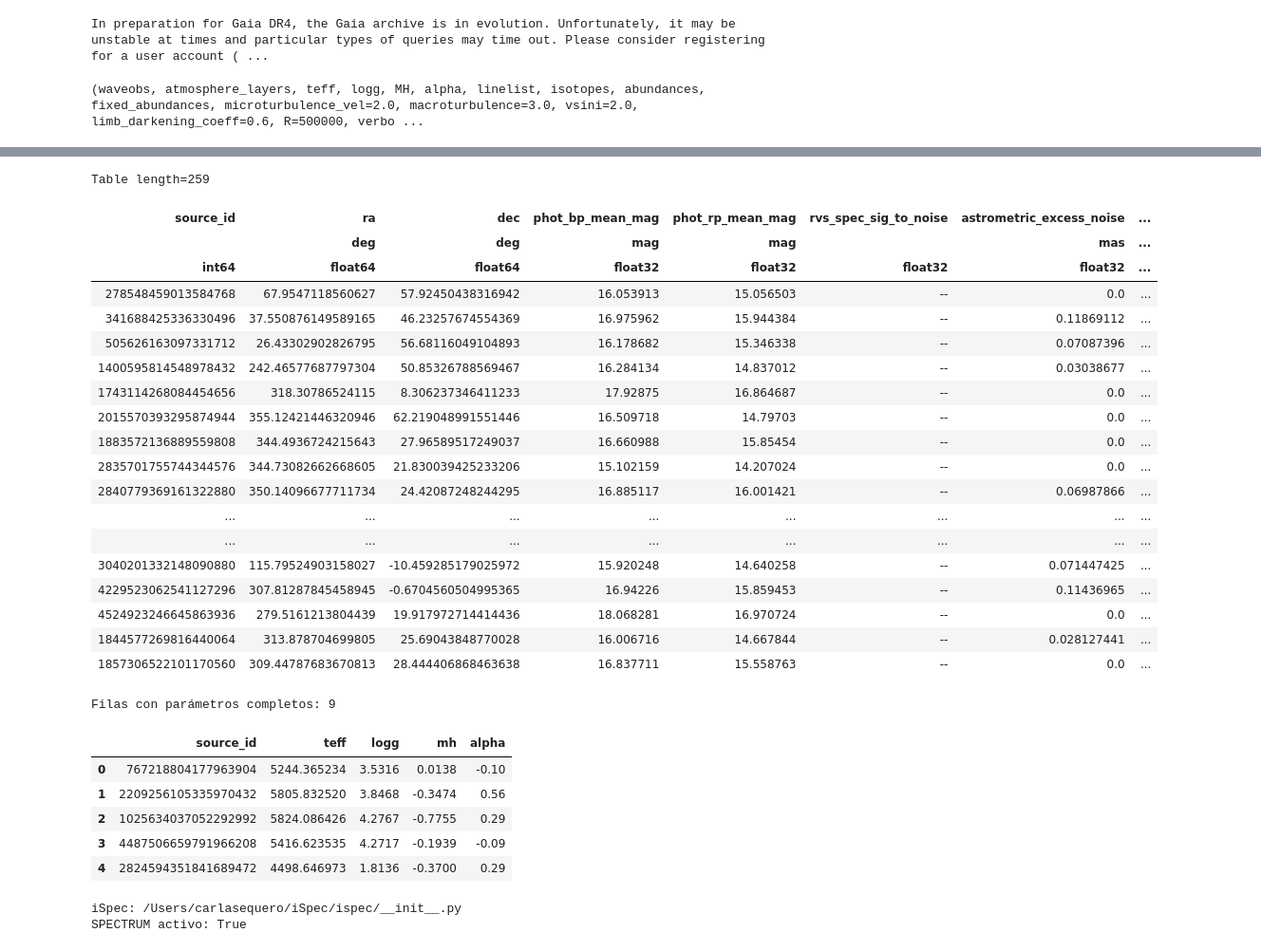
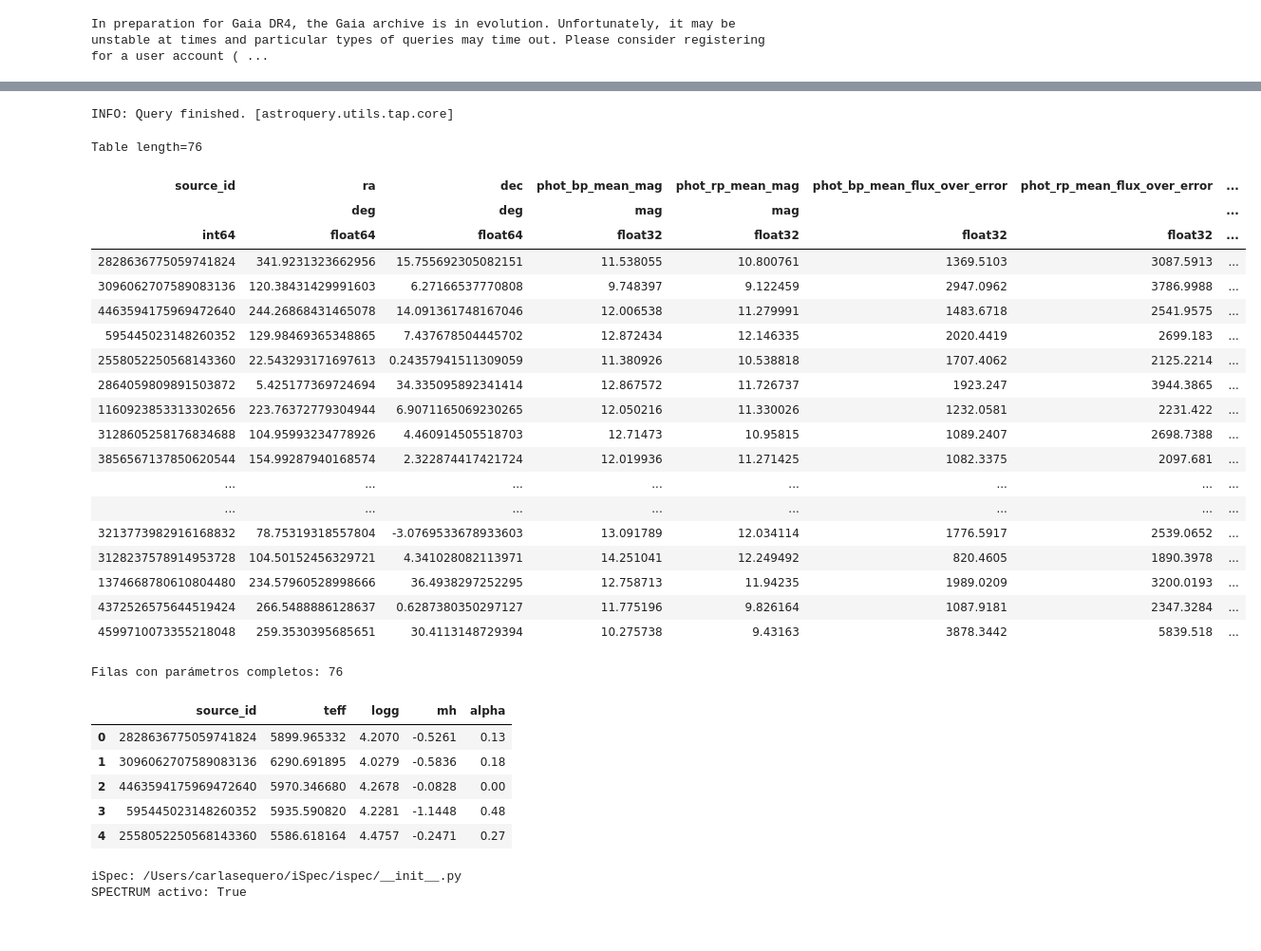
Before and after one commit to javier-cacho-master-ai/trabajo-fin-master, a Jupyter notebook: solution/ispec-dataset.ipynb, the cells around one changed output, grey strips where cells are left out. Shown at 95% size. Drawn from its saved outputs; the diff is of its cells as text; code cells hidden in the pictures.

```diff
--- a/solution/ispec-dataset.ipynb
+++ b/solution/ispec-dataset.ipynb
@@ -10,18 +10,13 @@ import os
 from tqdm.auto import tqdm
 # %% [output]
 In preparation for Gaia DR4, the Gaia archive is in evolution. Unfortunately, it may be unstable at times and particular types of queries may time out. Please consider registering for a user account ( ...
-# %%
-import inspect
-print(inspect.signature(ispec.generate_spectrum))
-# %% [output]
-(waveobs, atmosphere_layers, teff, logg, MH, alpha, linelist, isotopes, abundances, fixed_abundances, microturbulence_vel=2.0, macroturbulence=3.0, vsini=2.0, limb_darkening_coeff=0.6, R=500000, verbo ...
 # %%
 # Cargamos datos del ADQL
 gaia_query_path = Path("services", "queries", "gaia_sdss_random_subset.adql")
 gaia_query_template = gaia_query_path.read_text(encoding="utf-8")
 
 # índices random
-gaia_query = gaia_query_template.format(start_index=30000, end_index=50000)
+gaia_query = gaia_query_template.format(start_index=1, end_index=1500000)
 
 gaia_query_job = Gaia.launch_job_async(gaia_query)
 gaia_job_results = gaia_query_job.get_results() or Table()
@@ -49,14 +44,14 @@ ispec_params = ispec_params.dropna(
 print("Filas con parámetros completos:", len(ispec_params))
 
 ############ Recomendación de CHATY tengo que mirar si es cierto
-ispec_params = ispec_params[
-    (ispec_params["teff"] >= 3500) &
-    (ispec_params["teff"] <= 8000) &
-    (ispec_params["logg"] >= 0.0) &
-    (ispec_params["logg"] <= 5.5) &
-    (ispec_params["mh"] >= -2.5) &
-    (ispec_params["mh"] <= 0.5)
-].reset_index(drop=True)
+#ispec_params = ispec_params[
+#    (ispec_params["teff"] >= 3500) &
+#    (ispec_params["teff"] <= 8000) &
+#    (ispec_params["logg"] >= 0.0) &
+#    (ispec_params["logg"] <= 5.5) &
+#    (ispec_params["mh"] >= -2.5) &
+#    (ispec_params["mh"] <= 0.5)
+#].reset_index(drop=True)
 
 display(ispec_params[["source_id", "teff", "logg", "mh", "alpha"]].head())
 
@@ -71,30 +66,31 @@ INFO: Query finished. [astroquery.utils.tap.core]
-Table length=259
+INFO: Query finished. [astroquery.utils.tap.core]
+Table length=76
-| source_id | ra | dec | phot_bp_mean_mag | phot_rp_mean_mag | rvs_spec_sig_to_noise | astrometric_excess_noise | ... |
-|  | deg | deg | mag | mag |  | mas | ... |
+| source_id | ra | dec | phot_bp_mean_mag | phot_rp_mean_mag | phot_bp_mean_flux_over_error | phot_rp_mean_flux_over_error | ... |
+|  | deg | deg | mag | mag |  |  | ... |
 | int64 | float64 | float64 | float32 | float32 | float32 | float32 | ... |
-| 278548459013584768 | 67.9547118560627 | 57.92450438316942 | 16.053913 | 15.056503 | -- | 0.0 | ... |
-| 341688425336330496 | 37.550876149589165 | 46.23257674554369 | 16.975962 | 15.944384 | -- | 0.11869112 | ... |
-| 505626163097331712 | 26.43302902826795 | 56.68116049104893 | 16.178682 | 15.346338 | -- | 0.07087396 | ... |
-| 1400595814548978432 | 242.46577687797304 | 50.85326788569467 | 16.284134 | 14.837012 | -- | 0.03038677 | ... |
-| 1743114268084454656 | 318.30786524115 | 8.306237346411233 | 17.92875 | 16.864687 | -- | 0.0 | ... |
-| 2015570393295874944 | 355.12421446320946 | 62.219048991551446 | 16.509718 | 14.79703 | -- | 0.0 | ... |
-| 1883572136889559808 | 344.4936724215643 | 27.96589517249037 | 16.660988 | 15.85454 | -- | 0.0 | ... |
-| 2835701755744344576 | 344.73082662668605 | 21.830039425233206 | 15.102159 | 14.207024 | -- | 0.0 | ... |
-| 2840779369161322880 | 350.14096677711734 | 24.42087248244295 | 16.885117 | 16.001421 | -- | 0.06987866 | ... |
+| 2828636775059741824 | 341.9231323662956 | 15.755692305082151 | 11.538055 | 10.800761 | 1369.5103 | 3087.5913 | ... |
+| 3096062707589083136 | 120.38431429991603 | 6.27166537770808 | 9.748397 | 9.122459 | 2947.0962 | 3786.9988 | ... |
+| 4463594175969472640 | 244.26868431465078 | 14.091361748167046 | 12.006538 | 11.279991 | 1483.6718 | 2541.9575 | ... |
+| 595445023148260352 | 129.98469365348865 | 7.437678504445702 | 12.872434 | 12.146335 | 2020.4419 | 2699.183 | ... |
+| 2558052250568143360 | 22.543293171697613 | 0.24357941511309059 | 11.380926 | 10.538818 | 1707.4062 | 2125.2214 | ... |
+| 2864059809891503872 | 5.425177369724694 | 34.335095892341414 | 12.867572 | 11.726737 | 1923.247 | 3944.3865 | ... |
+| 1160923853313302656 | 223.76372779304944 | 6.9071165069230265 | 12.050216 | 11.330026 | 1232.0581 | 2231.422 | ... |
+| 3128605258176834688 | 104.95993234778926 | 4.460914505518703 | 12.71473 | 10.95815 | 1089.2407 | 2698.7388 | ... |
+| 3856567137850620544 | 154.99287940168574 | 2.322874417421724 | 12.019936 | 11.271425 | 1082.3375 | 2097.681 | ... |
 | ... | ... | ... | ... | ... | ... | ... | ... |
 | ... | ... | ... | ... | ... | ... | ... | ... |
-| 3040201332148090880 | 115.79524903158027 | -10.459285179025972 | 15.920248 | 14.640258 | -- | 0.071447425 | ... |
-| 4229523062541127296 | 307.81287845458945 | -0.6704560504995365 | 16.94226 | 15.859453 | -- | 0.11436965 | ... |
-| 4524923246645863936 | 279.5161213804439 | 19.917972714414436 | 18.068281 | 16.970724 | -- | 0.0 | ... |
-| 1844577269816440064 | 313.878704699805 | 25.69043848770028 | 16.006716 | 14.667844 | -- | 0.028127441 | ... |
-| 1857306522101170560 | 309.44787683670813 | 28.444406868463638 | 16.837711 | 15.558763 | -- | 0.0 | ... |
+| 3213773982916168832 | 78.75319318557804 | -3.0769533678933603 | 13.091789 | 12.034114 | 1776.5917 | 2539.0652 | ... |
+| 3128237578914953728 | 104.50152456329721 | 4.341028082113971 | 14.251041 | 12.249492 | 820.4605 | 1890.3978 | ... |
+| 1374668780610804480 | 234.57960528998666 | 36.4938297252295 | 12.758713 | 11.94235 | 1989.0209 | 3200.0193 | ... |
+| 4372526575644519424 | 266.5488886128637 | 0.6287380350297127 | 11.775196 | 9.826164 | 1087.9181 | 2347.3284 | ... |
+| 4599710073355218048 | 259.3530395685651 | 30.4113148729394 | 10.275738 | 9.43163 | 3878.3442 | 5839.518 | ... |
-Filas con parámetros completos: 9
+Filas con parámetros completos: 76
 |  | source_id | teff | logg | mh | alpha |
-| 0 | 767218804177963904 | 5244.365234 | 3.5316 | 0.0138 | -0.10 |
-| 1 | 2209256105335970432 | 5805.832520 | 3.8468 | -0.3474 | 0.56 |
-| 2 | 1025634037052292992 | 5824.086426 | 4.2767 | -0.7755 | 0.29 |
-| 3 | 4487506659791966208 | 5416.623535 | 4.2717 | -0.1939 | -0.09 |
-| 4 | 2824594351841689472 | 4498.646973 | 1.8136 | -0.3700 | 0.29 |
+| 0 | 2828636775059741824 | 5899.965332 | 4.2070 | -0.5261 | 0.13 |
+| 1 | 3096062707589083136 | 6290.691895 | 4.0279 | -0.5836 | 0.18 |
+| 2 | 4463594175969472640 | 5970.346680 | 4.2678 | -0.0828 | 0.00 |
+| 3 | 595445023148260352 | 5935.590820 | 4.2281 | -1.1448 | 0.48 |
+| 4 | 2558052250568143360 | 5586.618164 | 4.4757 | -0.2471 | 0.27 |
 # %%
 # Cargamos ispec
 ISPEC_PATH = "/Users/carlasequero/iSpec"
```
Also changed, not shown: parts of 5 cells of this notebook, 40 other files.
